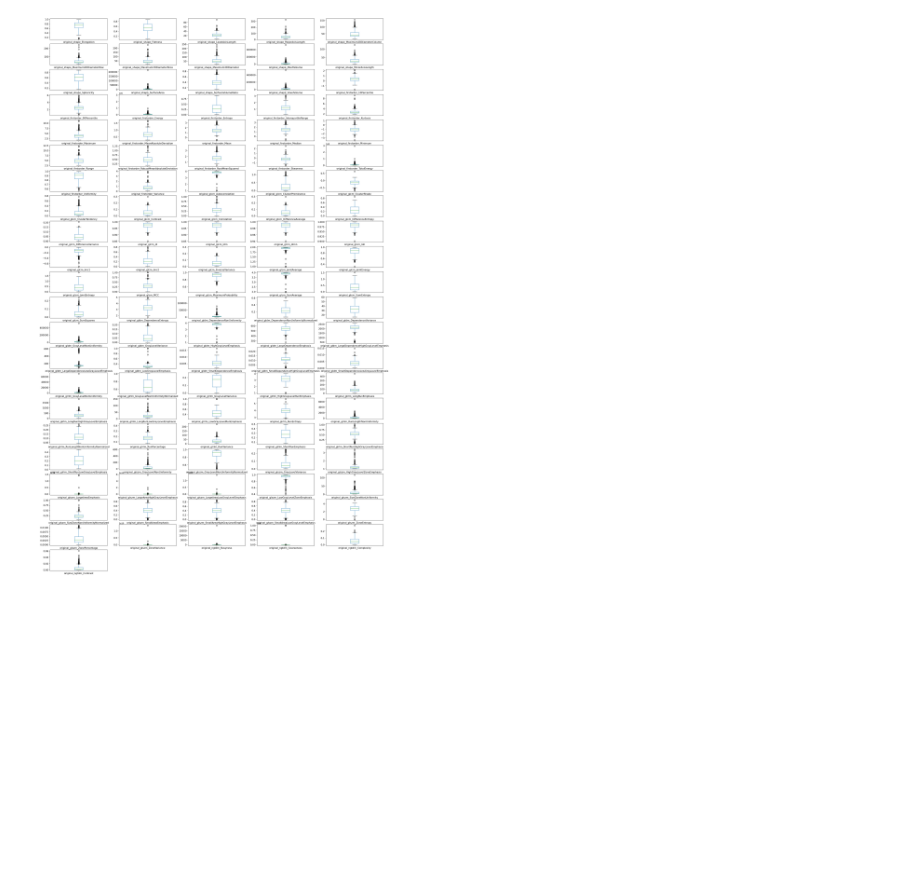
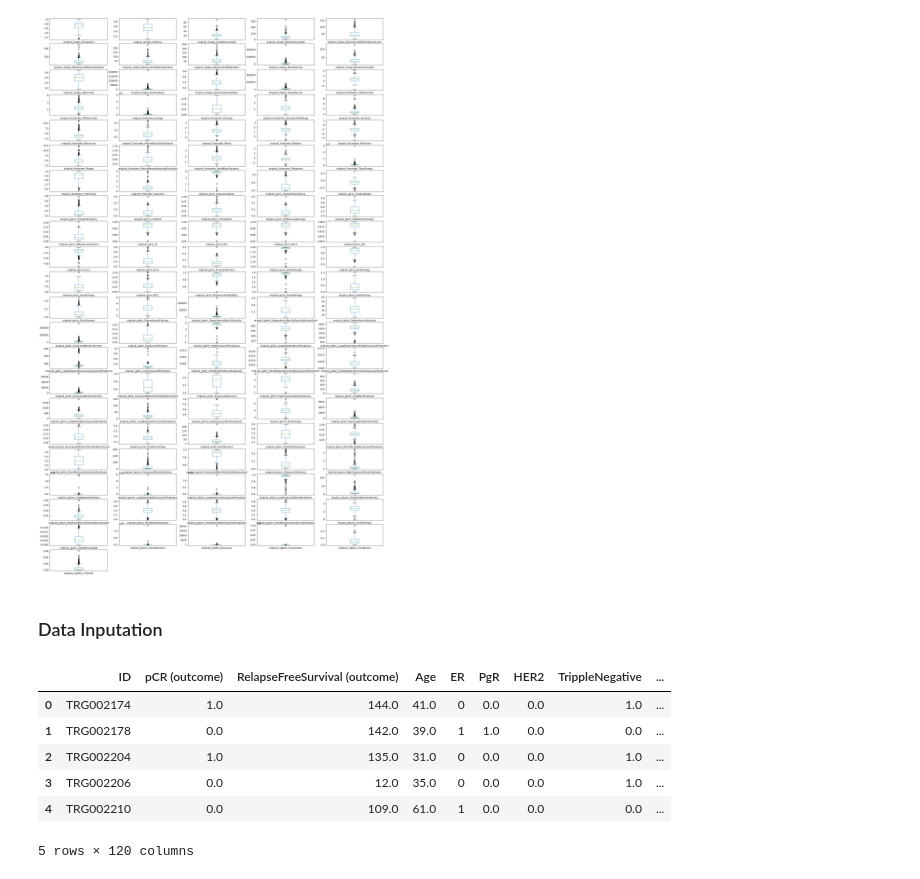
Before and after one commit to JasonErwin/Breast-Cancer-Machine-Learning, a Jupyter notebook: Machine_Learning.ipynb, the cells around one changed output. Saved outputs shown, nothing was run; the diff lists cells and outputs as text; code cells hidden in the pictures; blank space fills up the shorter version.

```diff
--- a/Machine_Learning.ipynb
+++ b/Machine_Learning.ipynb
@@ -104,3 +78,5 @@ original_ngtdm_Complexity                 AxesSubplot(0.766379,0.145267;0.133621
 original_ngtdm_Contrast                          AxesSubplot(0.125,0.11;0.133621x0.0293893)
 Length: 106, dtype: object
 [figure]
+# %% [markdown]
+### Data Inputation
@@ -106,0 +90,12 @@ Length: 106, dtype: object
+# %%
+# Replace missing values with most frequent value
+bc_df = bc_df.fillna(bc_df.mode().iloc[0])
+bc_df.head()
+# %% [output]
+|  | ID | pCR (outcome) | RelapseFreeSurvival (outcome) | Age | ER | PgR | HER2 | TrippleNegative | ... |
+| 0 | TRG002174 | 1.0 | 144.0 | 41.0 | 0 | 0.0 | 0.0 | 1.0 | ... |
+| 1 | TRG002178 | 0.0 | 142.0 | 39.0 | 1 | 1.0 | 0.0 | 0.0 | ... |
+| 2 | TRG002204 | 1.0 | 135.0 | 31.0 | 0 | 0.0 | 0.0 | 1.0 | ... |
+| 3 | TRG002206 | 0.0 | 12.0 | 35.0 | 0 | 0.0 | 0.0 | 1.0 | ... |
+| 4 | TRG002210 | 0.0 | 109.0 | 61.0 | 1 | 0.0 | 0.0 | 0.0 | ... |
+5 rows × 120 columns
```
Also changed, not shown: parts of 8 cells of this notebook.
